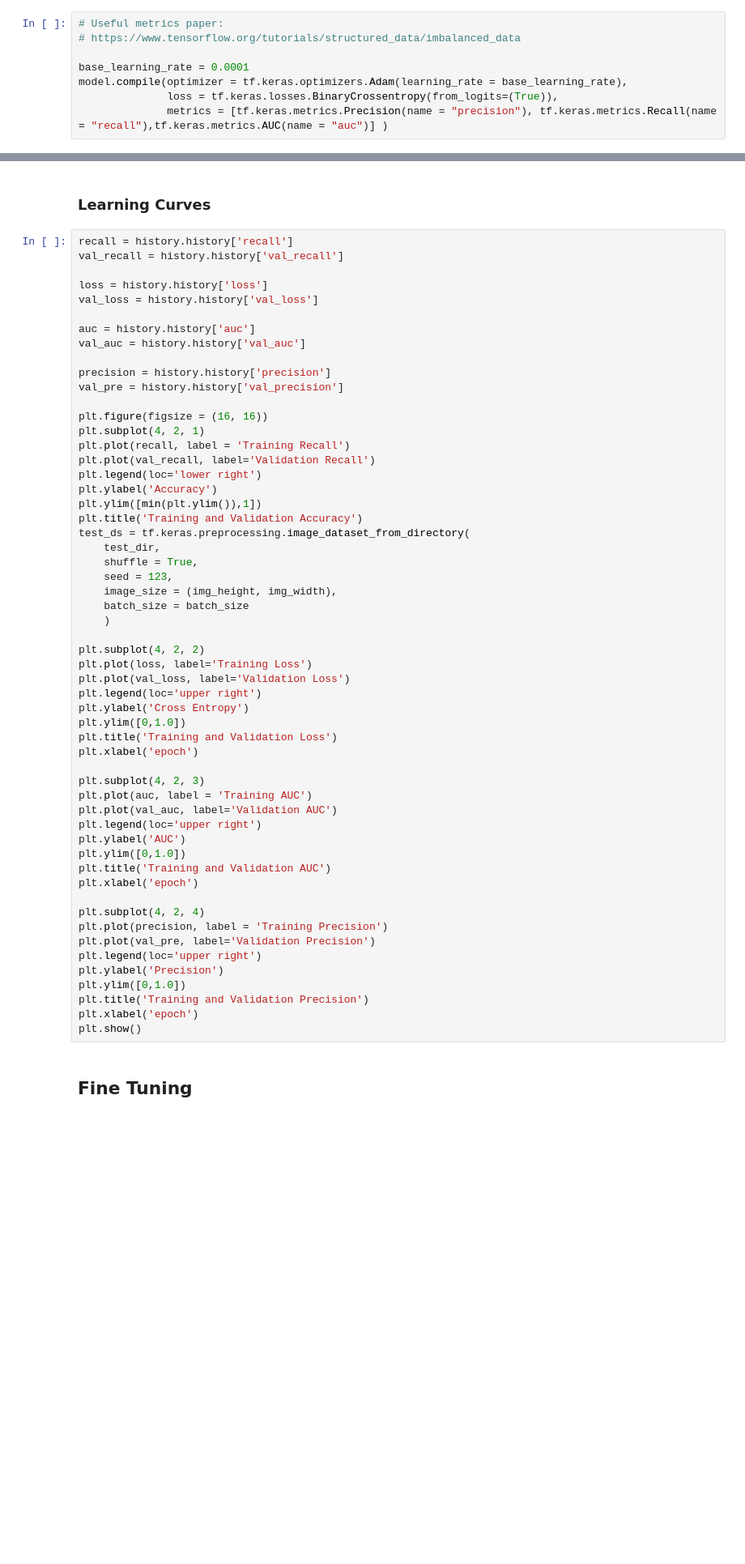
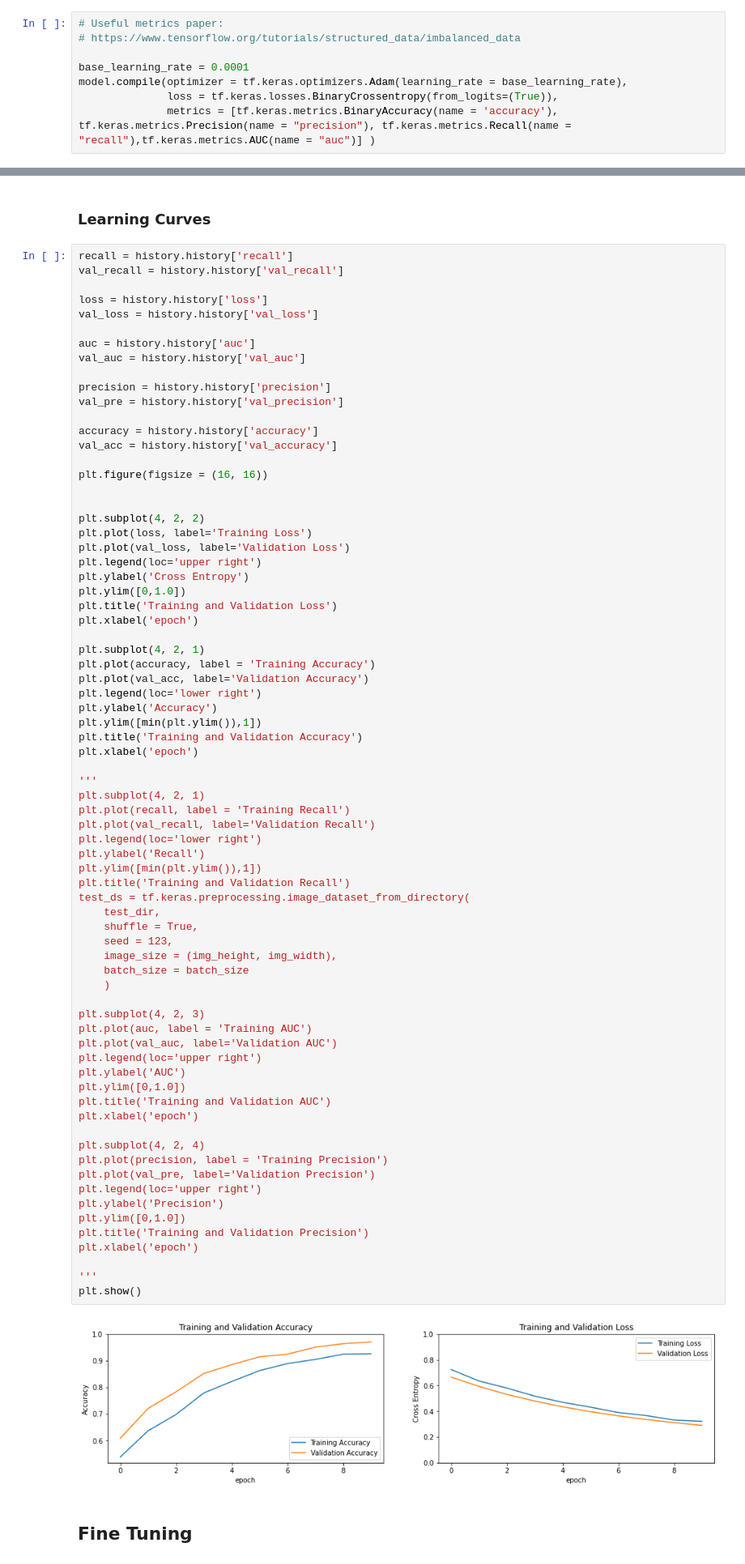
Before and after one commit to charliegallop/FireIdentificationmCNN, a Jupyter notebook: code/Notebooks/TL_MobileNetV3_smallv2.ipynb, the cells around one changed output, grey strips where cells are left out. Shown at 81% size. Drawn from its saved outputs; the diff is of its cells as text; blank space fills up the shorter version.

```diff
--- a/code/Notebooks/TL_MobileNetV3_smallv2.ipynb
+++ b/code/Notebooks/TL_MobileNetV3_smallv2.ipynb
@@ -143,7 +199,7 @@ model = tf.keras.Model(inputs, outputs)
 base_learning_rate = 0.0001
 model.compile(optimizer = tf.keras.optimizers.Adam(learning_rate = base_learning_rate),
               loss = tf.keras.losses.BinaryCrossentropy(from_logits=(True)),
-              metrics = [tf.keras.metrics.Precision(name = "precision"), tf.keras.metrics.Recall(name = "recall"),tf.keras.metrics.AUC(name = "auc")] )
+              metrics = [tf.keras.metrics.BinaryAccuracy(name = 'accuracy'), tf.keras.metrics.Precision(name = "precision"), tf.keras.metrics.Recall(name = "recall"),tf.keras.metrics.AUC(name = "auc")] )
 # %%
 
 model.summary()
@@ -177,49 +281,68 @@ val_auc = history.history['val_auc']
 precision = history.history['precision']
 val_pre = history.history['val_precision']
 
+accuracy = history.history['accuracy']
+val_acc = history.history['val_accuracy']
+
 plt.figure(figsize = (16, 16))
-plt.subplot(4, 2, 1)
-plt.plot(recall, label = 'Training Recall')
-plt.plot(val_recall, label='Validation Recall')
-plt.legend(loc='lower right')
-plt.ylabel('Accuracy')
-plt.ylim([min(plt.ylim()),1])
-plt.title('Training and Validation Accuracy')
-test_ds = tf.keras.preprocessing.image_dataset_from_directory(
-    test_dir,
-    shuffle = True,
-    seed = 123,
-    image_size = (img_height, img_width),
-    batch_size = batch_size
-    )
+
 
 plt.subplot(4, 2, 2)
 plt.plot(loss, label='Training Loss')
 plt.plot(val_loss, label='Validation Loss')
 plt.legend(loc='upper right')
 plt.ylabel('Cross Entropy')
 plt.ylim([0,1.0])
 plt.title('Training and Validation Loss')
 plt.xlabel('epoch')
+
+plt.subplot(4, 2, 1)
+plt.plot(accuracy, label = 'Training Accuracy')
+plt.plot(val_acc, label='Validation Accuracy')
+plt.legend(loc='lower right')
+plt.ylabel('Accuracy')
+plt.ylim([min(plt.ylim()),1])
+plt.title('Training and Validation Accuracy')
+plt.xlabel('epoch')
+
+'''
+plt.subplot(4, 2, 1)
+plt.plot(recall, label = 'Training Recall')
+plt.plot(val_recall, label='Validation Recall')
+plt.legend(loc='lower right')
+plt.ylabel('Recall')
+plt.ylim([min(plt.ylim()),1])
+plt.title('Training and Validation Recall')
+test_ds = tf.keras.preprocessing.image_dataset_from_directory(
+    test_dir,
+    shuffle = True,
+    seed = 123,
+    image_size = (img_height, img_width),
+    batch_size = batch_size
+    )
 
 plt.subplot(4, 2, 3)
 plt.plot(auc, label = 'Training AUC')
 plt.plot(val_auc, label='Validation AUC')
 plt.legend(loc='upper right')
 plt.ylabel('AUC')
 plt.ylim([0,1.0])
 plt.title('Training and Validation AUC')
 plt.xlabel('epoch')
 
 plt.subplot(4, 2, 4)
 plt.plot(precision, label = 'Training Precision')
 plt.plot(val_pre, label='Validation Precision')
 plt.legend(loc='upper right')
 plt.ylabel('Precision')
 plt.ylim([0,1.0])
 plt.title('Training and Validation Precision')
 plt.xlabel('epoch')
+
+'''
 plt.show()
+# %% [output]
+[figure, added]
 # %% [markdown]
 ## Fine Tuning
 # %%
```
Also changed, not shown: parts of 26 cells of this notebook, 6 other files.
